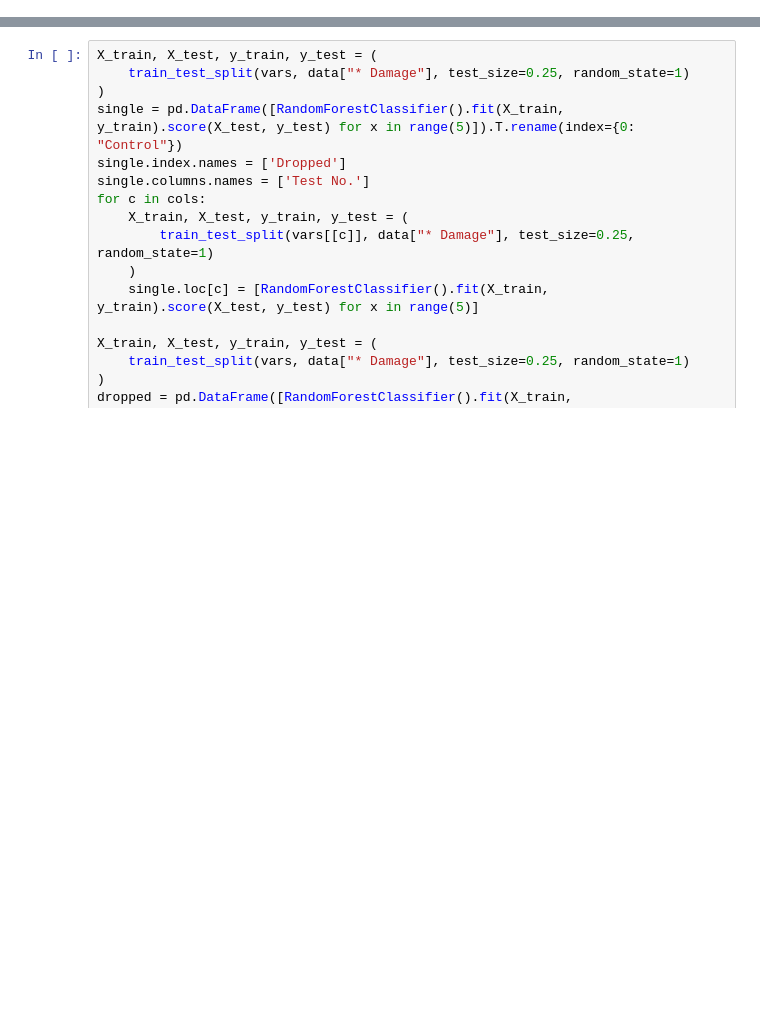
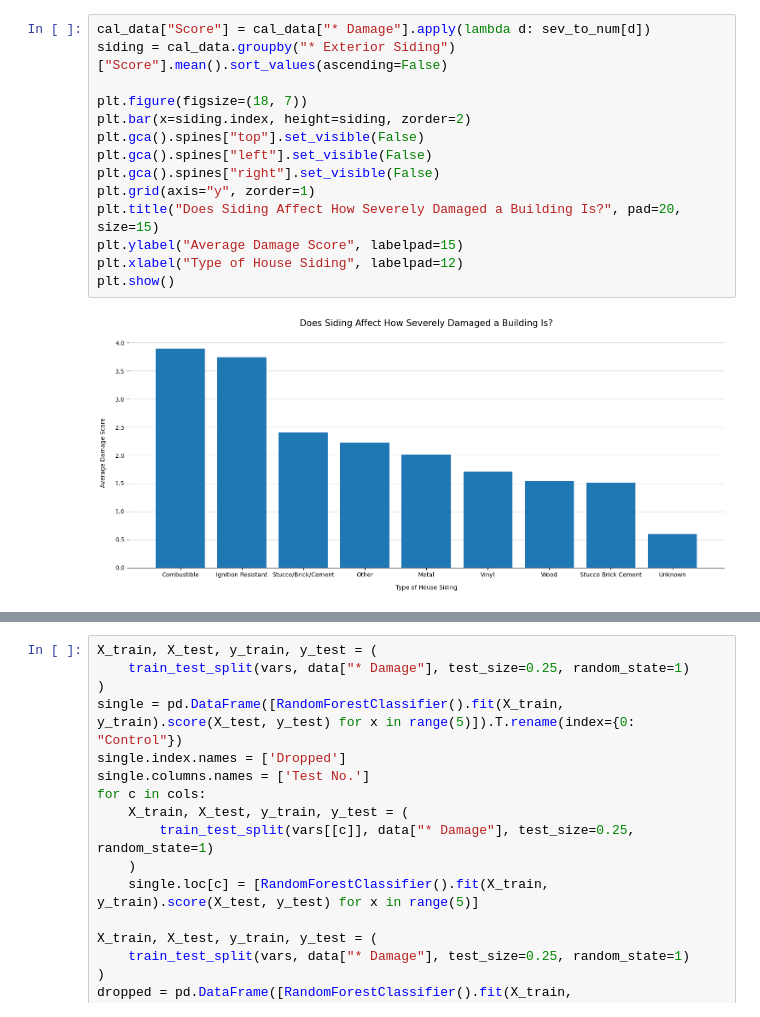
Before and after one commit to averma205/syn100proj, a Jupyter notebook: syn100project.ipynb, the cells around one changed output, grey strips where cells are left out. Drawn from its saved outputs; the diff is of its cells as text; blank space fills up the shorter version.

```diff
--- a/syn100project.ipynb
+++ b/syn100project.ipynb
@@ -65,0 +311,16 @@ vars
+# %%
+cal_data["Score"] = cal_data["* Damage"].apply(lambda d: sev_to_num[d])
+siding = cal_data.groupby("* Exterior Siding")["Score"].mean().sort_values(ascending=False)
+
+plt.figure(figsize=(18, 7))
+plt.bar(x=siding.index, height=siding, zorder=2)
+plt.gca().spines["top"].set_visible(False)
+plt.gca().spines["left"].set_visible(False)
+plt.gca().spines["right"].set_visible(False)
+plt.grid(axis="y", zorder=1)
+plt.title("Does Siding Affect How Severely Damaged a Building Is?", pad=20, size=15)
+plt.ylabel("Average Damage Score", labelpad=15)
+plt.xlabel("Type of House Siding", labelpad=12)
+plt.show()
+# %% [output]
+[figure, added]
```
Also changed, not shown: parts of 20 cells of this notebook.
